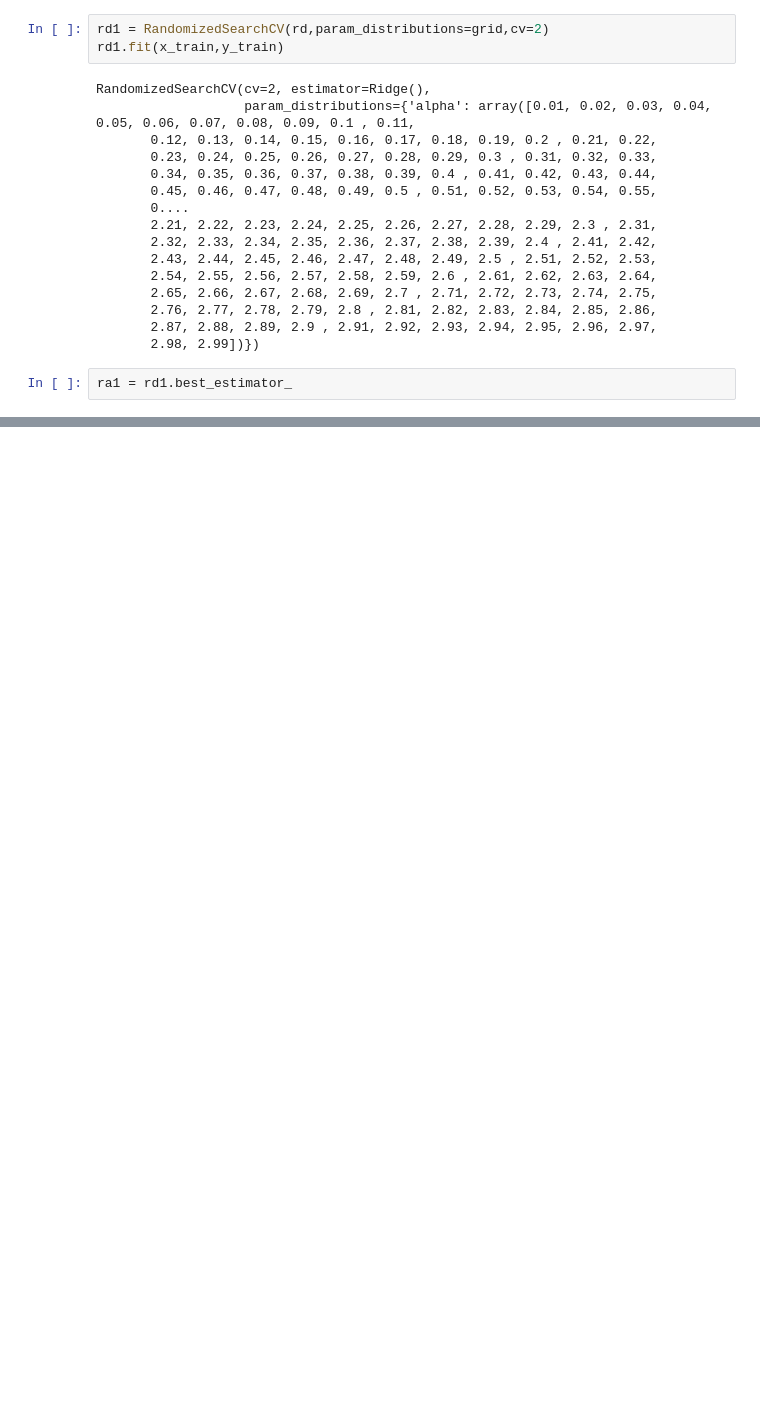
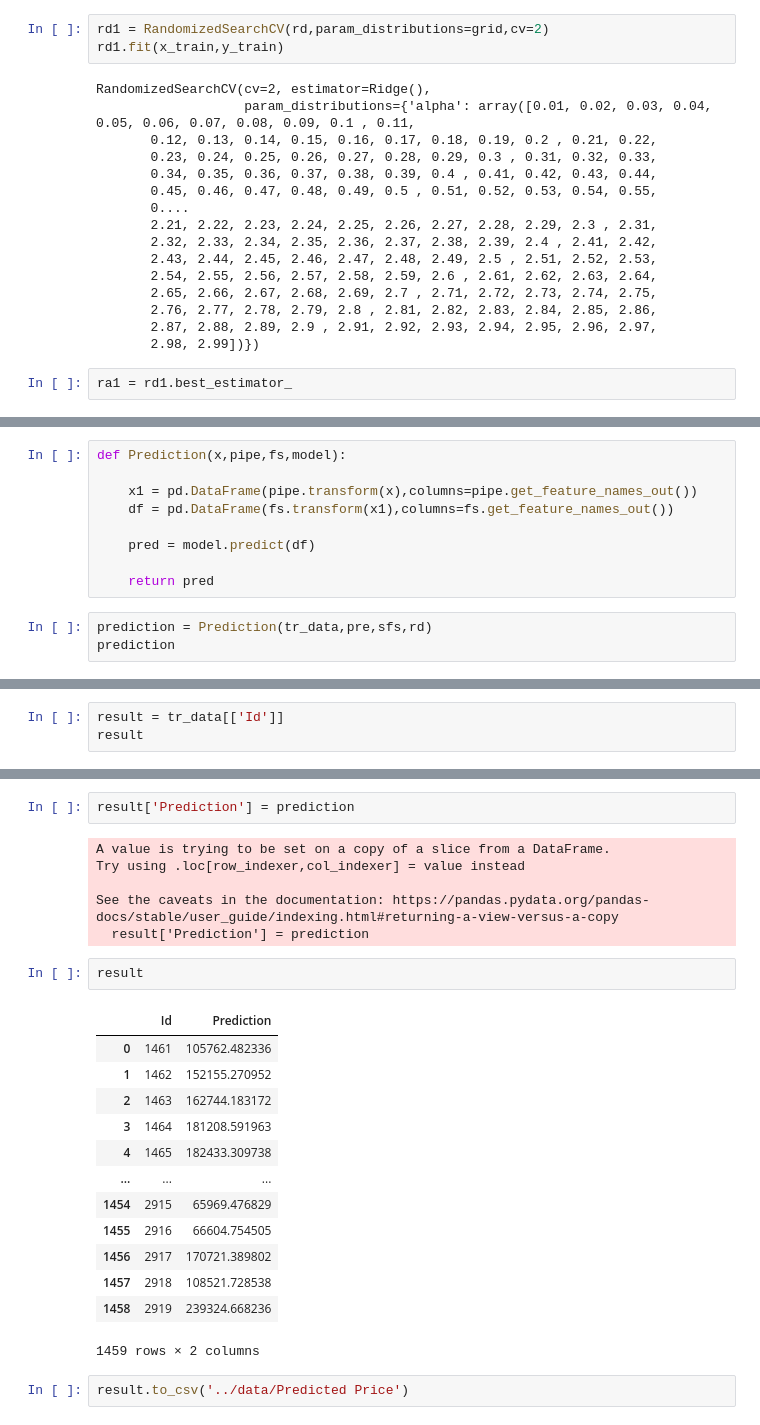
Before and after one commit to Ankush1252/House-Price-Prediction, a Jupyter notebook: Main/Project.ipynb, the cells around one changed output, grey strips where cells are left out. Saved outputs shown, nothing was run; the diff lists cells and outputs as text; blank space fills up the shorter version.

```diff
--- a/Main/Project.ipynb
+++ b/Main/Project.ipynb
@@ -390,0 +393,12 @@ r2: 0.7708026600986737
+# %%
+def Prediction(x,pipe,fs,model):
+
+    x1 = pd.DataFrame(pipe.transform(x),columns=pipe.get_feature_names_out())
+    df = pd.DataFrame(fs.transform(x1),columns=fs.get_feature_names_out())
+
+    pred = model.predict(df)
+
+    return pred
+# %%
+prediction = Prediction(tr_data,pre,sfs,rd)
+prediction
@@ -390,0 +408,3 @@ r2: 0.7708026600986737
+# %%
+result = tr_data[['Id']]
+result
@@ -390,0 +425,26 @@ r2: 0.7708026600986737
+# %%
+result['Prediction'] = prediction
+# %% [output]
+A value is trying to be set on a copy of a slice from a DataFrame.
+Try using .loc[row_indexer,col_indexer] = value instead
+
+See the caveats in the documentation: https://pandas.pydata.org/pandas-docs/stable/user_guide/indexing.html#returning-a-view-versus-a-copy
+  result['Prediction'] = prediction
+# %%
+result
+# %% [output]
+|  | Id | Prediction |
+| 0 | 1461 | 105762.482336 |
+| 1 | 1462 | 152155.270952 |
+| 2 | 1463 | 162744.183172 |
+| 3 | 1464 | 181208.591963 |
+| 4 | 1465 | 182433.309738 |
+| ... | ... | ... |
+| 1454 | 2915 | 65969.476829 |
+| 1455 | 2916 | 66604.754505 |
+| 1456 | 2917 | 170721.389802 |
+| 1457 | 2918 | 108521.728538 |
+| 1458 | 2919 | 239324.668236 |
+1459 rows × 2 columns
+# %%
+result.to_csv('../data/Predicted Price')
```
Also changed, not shown: parts of 24 cells of this notebook, 1 other file.
